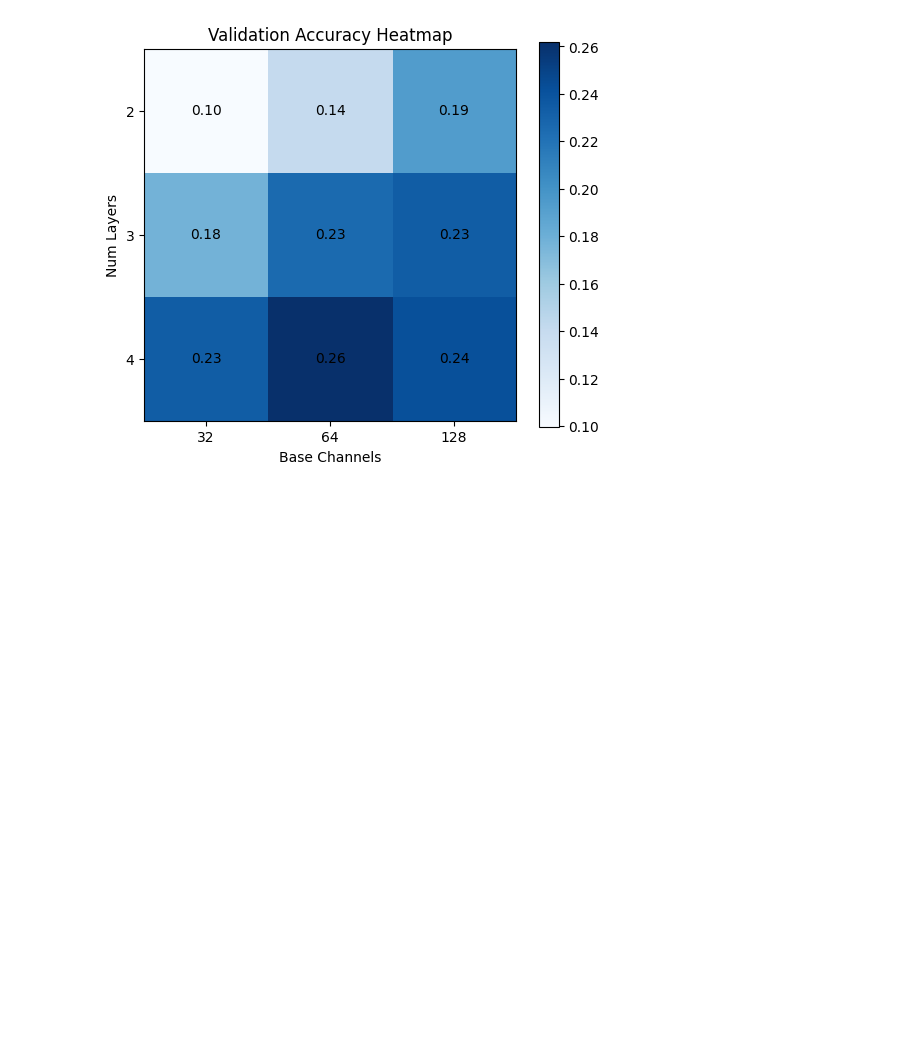
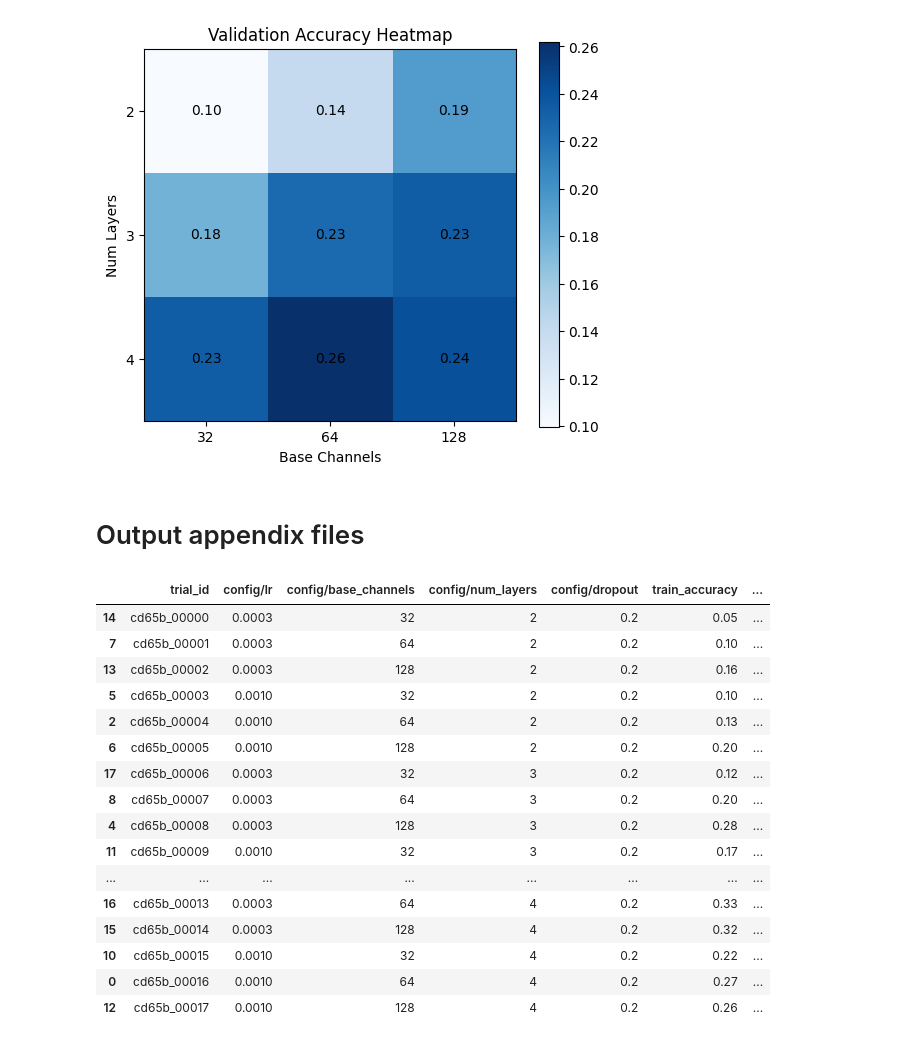
Before and after one commit to jeffreygerrits801/portfolio-S3, a Jupyter notebook: src/visualization-it1-ray-output.ipynb, the cells around one changed output. Cells and saved outputs as stored; diff of their text form; code cells hidden in the pictures; blank space fills up the shorter version.

```diff
--- a/src/visualization-it1-ray-output.ipynb
+++ b/src/visualization-it1-ray-output.ipynb
@@ -94,3 +94,5 @@ plt.colorbar()
 plt.show()
 # %% [output]
 [figure]
+# %% [markdown]
+# Output appendix files
@@ -96,0 +140,37 @@ plt.show()
+# %%
+appendix_df_it1 = create_appendix_df(
+    df_it1,
+    columns=[
+        "trial_id",
+        "config/lr",
+        "config/base_channels",
+        "config/num_layers",
+        "config/dropout",
+        "train_accuracy",
+        "val_accuracy",
+        "val_loss",
+    ],
+    round_cols=["train_accuracy", "val_accuracy", "val_loss"],
+    decimals=2,
+    sort_col="trial_id",
+)
+
+appendix_df_it1
+# %% [output]
+|  | trial_id | config/lr | config/base_channels | config/num_layers | config/dropout | train_accuracy | ... |
+| 14 | cd65b_00000 | 0.0003 | 32 | 2 | 0.2 | 0.05 | ... |
+| 7 | cd65b_00001 | 0.0003 | 64 | 2 | 0.2 | 0.10 | ... |
+| 13 | cd65b_00002 | 0.0003 | 128 | 2 | 0.2 | 0.16 | ... |
+| 5 | cd65b_00003 | 0.0010 | 32 | 2 | 0.2 | 0.10 | ... |
+| 2 | cd65b_00004 | 0.0010 | 64 | 2 | 0.2 | 0.13 | ... |
+| 6 | cd65b_00005 | 0.0010 | 128 | 2 | 0.2 | 0.20 | ... |
+| 17 | cd65b_00006 | 0.0003 | 32 | 3 | 0.2 | 0.12 | ... |
+| 8 | cd65b_00007 | 0.0003 | 64 | 3 | 0.2 | 0.20 | ... |
+| 4 | cd65b_00008 | 0.0003 | 128 | 3 | 0.2 | 0.28 | ... |
+| 11 | cd65b_00009 | 0.0010 | 32 | 3 | 0.2 | 0.17 | ... |
+| ... | ... | ... | ... | ... | ... | ... | ... |
+| 16 | cd65b_00013 | 0.0003 | 64 | 4 | 0.2 | 0.33 | ... |
+| 15 | cd65b_00014 | 0.0003 | 128 | 4 | 0.2 | 0.32 | ... |
+| 10 | cd65b_00015 | 0.0010 | 32 | 4 | 0.2 | 0.22 | ... |
+| 0 | cd65b_00016 | 0.0010 | 64 | 4 | 0.2 | 0.27 | ... |
+| 12 | cd65b_00017 | 0.0010 | 128 | 4 | 0.2 | 0.26 | ... |
```
Also changed, not shown: parts of 1 cell of this notebook, 1 other file.
